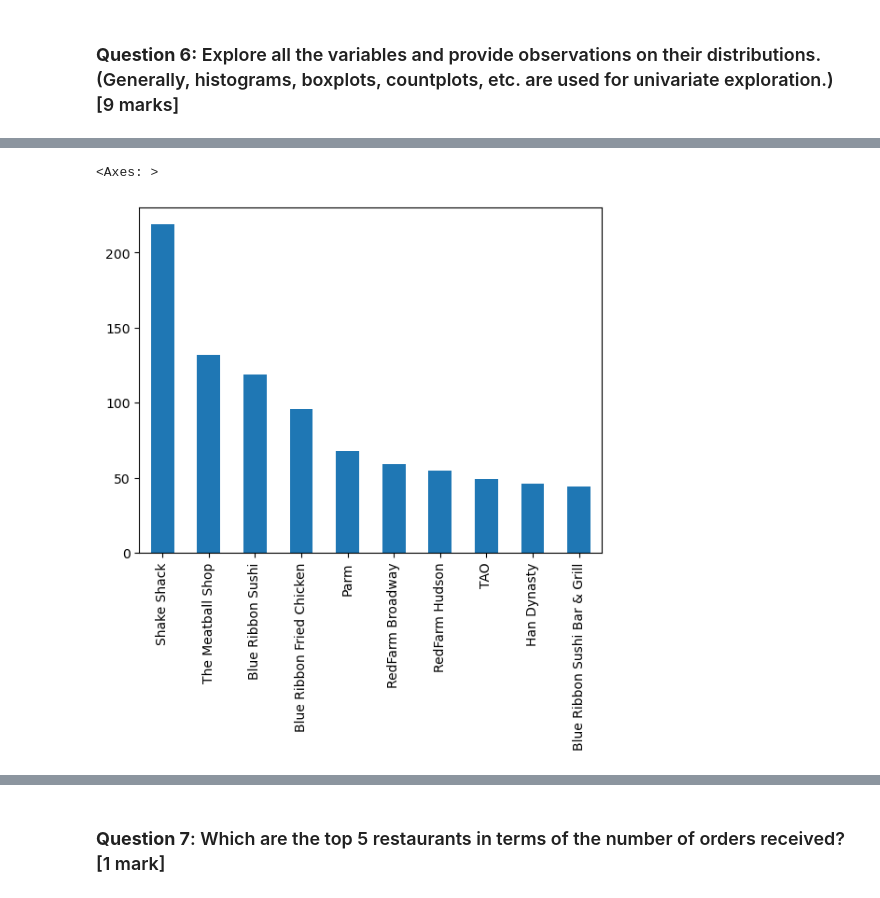
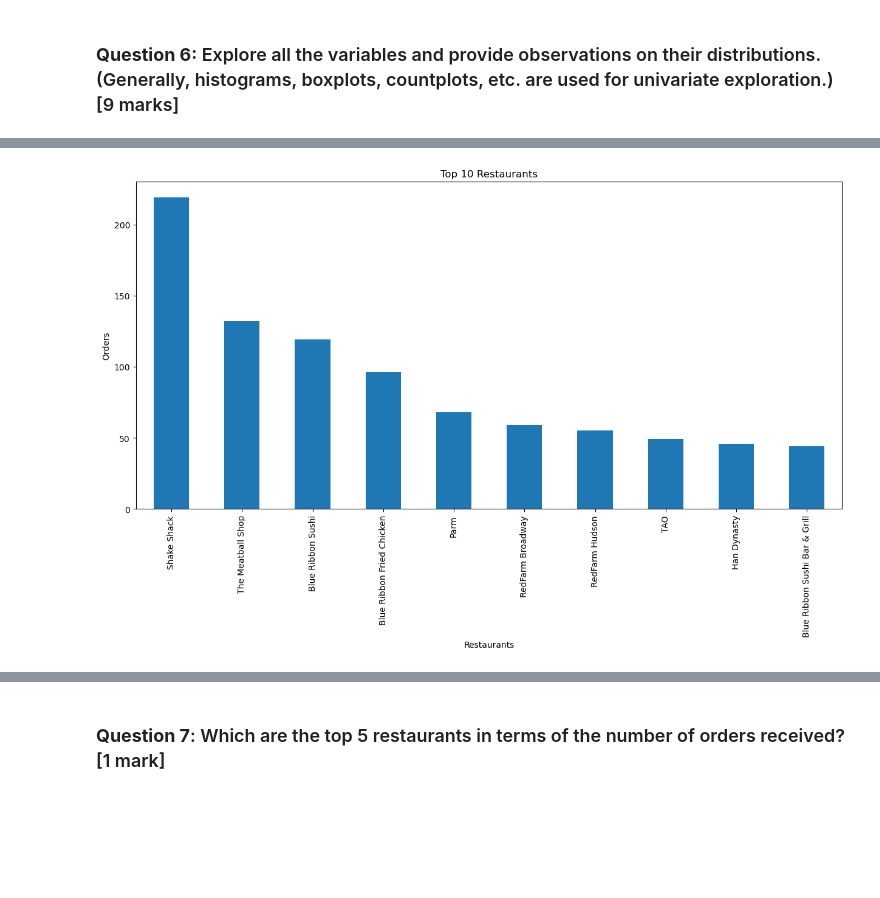
Before and after one commit to Drew75austin/FoodhubProject, a Jupyter notebook: PYF_Project_LearnerNotebook_FullCode.ipynb, the cells around one changed output, grey strips where cells are left out. Drawn from its saved outputs; the diff is of its cells as text; code cells hidden in the pictures; blank space fills up the shorter version.

```diff
--- a/PYF_Project_LearnerNotebook_FullCode.ipynb
+++ b/PYF_Project_LearnerNotebook_FullCode.ipynb
@@ -224,9 +253,8 @@ plt.show()
 # %%
-#find values with top 10 occurrences in 'my_column'
+#Show a Pandas bar chart of the top 10 restaurants in the amount of orders.
 top_10 = (df['restaurant_name'].value_counts()).iloc[:10]
 
-#create bar chart to visualize top 10 values
-top_10.plot(kind='bar')
+#create Pandas bar chart to visualize top 10 restaurants by order count
+top_10.plot(kind='bar',title='Top 10 Restaurants',xlabel='Restaurants', ylabel='Orders',figsize=(15,7));
 # %% [output]
-<Axes: >
-[figure, old version]
+[figure, new version]
```
Also changed, not shown: parts of 37 cells of this notebook.
